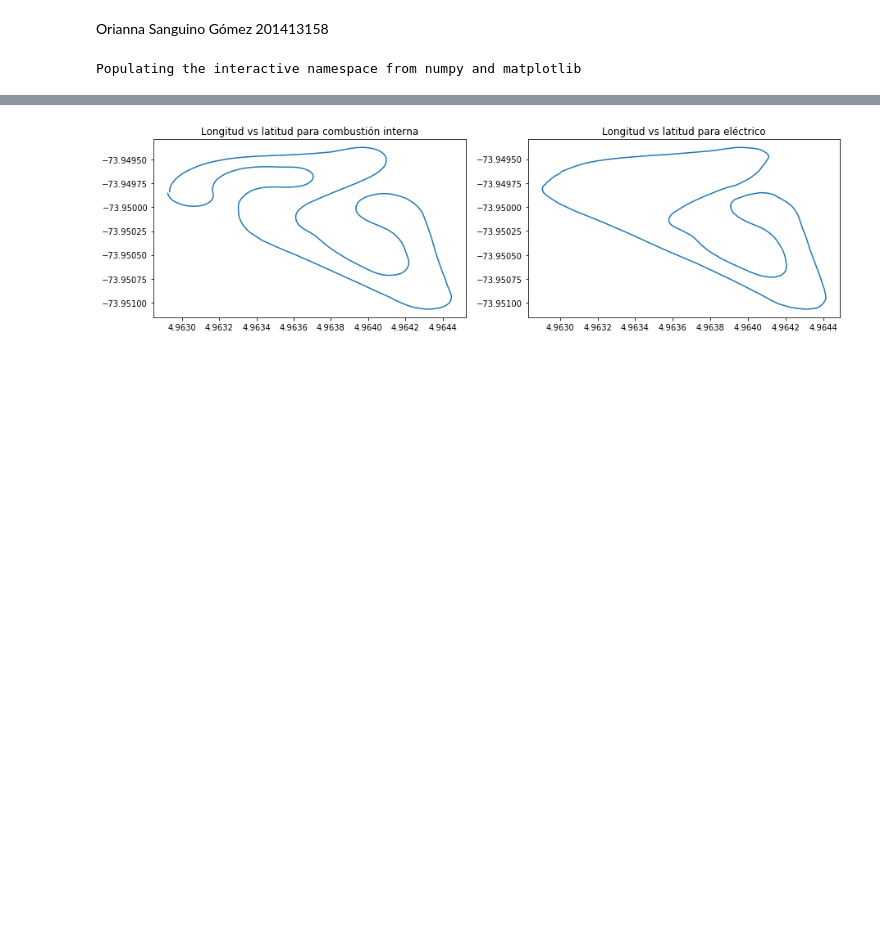
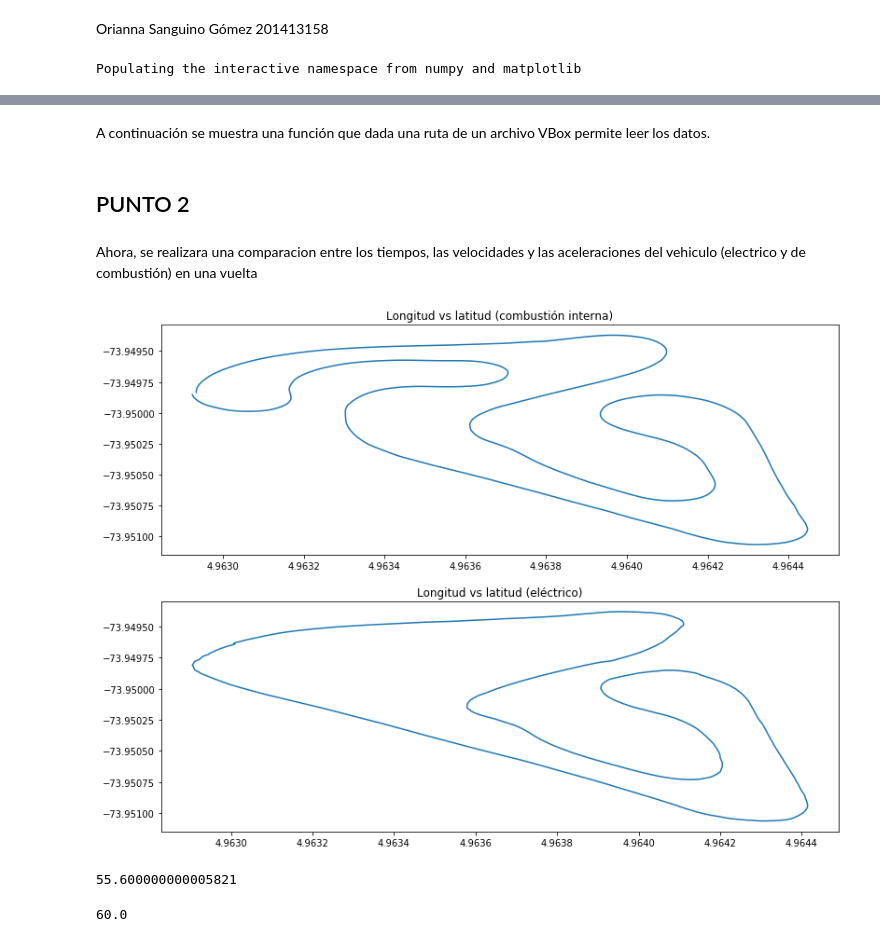
Before and after one commit to OriannaSanguino/Herramientas-Computacionales, a Jupyter notebook: 04_taller03/Taller 3.ipynb, the cells around one changed output, grey strips where cells are left out. Cells and saved outputs as stored; diff of their text form; code cells hidden in the pictures; blank space fills up the shorter version.

```diff
--- a/04_taller03/Taller 3.ipynb
+++ b/04_taller03/Taller 3.ipynb
@@ -111,3 +113,5 @@ def vangularmotor(vx):
+# %% [markdown]
+A continuación se muestra una función que dada una ruta de un archivo VBox permite leer los datos.
 # %%
 #Lectura de los datos
 def lec_datos(base_dir,data_file):
@@ -148,24 +152,31 @@ def lec_datos(base_dir,data_file):
     dt = time[1]-time[0]
     return time, lat, long, vel, height, time_base, dt
 # %%
-x = lec_datos('Data','VBOX0019.VBO')
-y = lec_datos('data_electrico', 'VBS__047.VBO')
+combustion = lec_datos('Data','VBOX0019.VBO')
+electrico = lec_datos('data_electrico', 'VBS__047.VBO')
+# %% [markdown]
+## PUNTO 2
+# %% [markdown]
+Ahora, se realizara una comparacion entre los tiempos, las velocidades y las aceleraciones del vehiculo (electrico y de combustión) en una vuelta
 # %%
-lat_2 = x[1]
-long_2 = x[2]
-lat = y[1]
-long = y[2]
-inicio_2 = 350
-puntos_2 = 1203
-inicio = 15690
-puntos = 5570
-figure(figsize=(15,4))
-plt.subplot(1,2,1)
-plot(lat_2[inicio:inicio+puntos],long_2[inicio:inicio+puntos])
-plt.title('Longitud vs latitud para combustión interna')
-plt.subplot(1,2,2)
-plot(lat[inicio_2:inicio_2+puntos_2],long[inicio_2:inicio_2+puntos_2])
-plt.title('Longitud vs latitud para eléctrico')
+lat_combustion = combustion[1]
+long_Combustion = combustion[2]
+lat_electrico = electrico[1]
+long_electrico = electrico[2]
+
+inicio_combustion = 15690
+puntos_combustion = 5570
+inicio_electrico = 350
+puntos_electrico = 1205
+
+figure(figsize=(13,10))
+plt.subplot(2,1,1)
+plot(lat_combustion[inicio_combustion:inicio_combustion+puntos_combustion],long_Combustion[inicio_combustion:inicio_combustion+puntos_combustion])
+plt.title('Longitud vs latitud (combustión interna)')
+
+plt.subplot(2,1,2)
+plot(lat_electrico[inicio_electrico:inicio_electrico+puntos_electrico],long_electrico[inicio_electrico:inicio_electrico+puntos_electrico])
+plt.title('Longitud vs latitud (eléctrico)')
 plt.show()
 # %% [output]
-[figure, old version]
+[figure, new version]
@@ -172 +186,9 @@ plt.show()
+# %%
+tiempo_combustion
+# %% [output]
+55.600000000005821
+# %%
+tiempo_electrico
+# %% [output]
+60.0
 # %%
```
Also changed, not shown: parts of 9 cells of this notebook.
